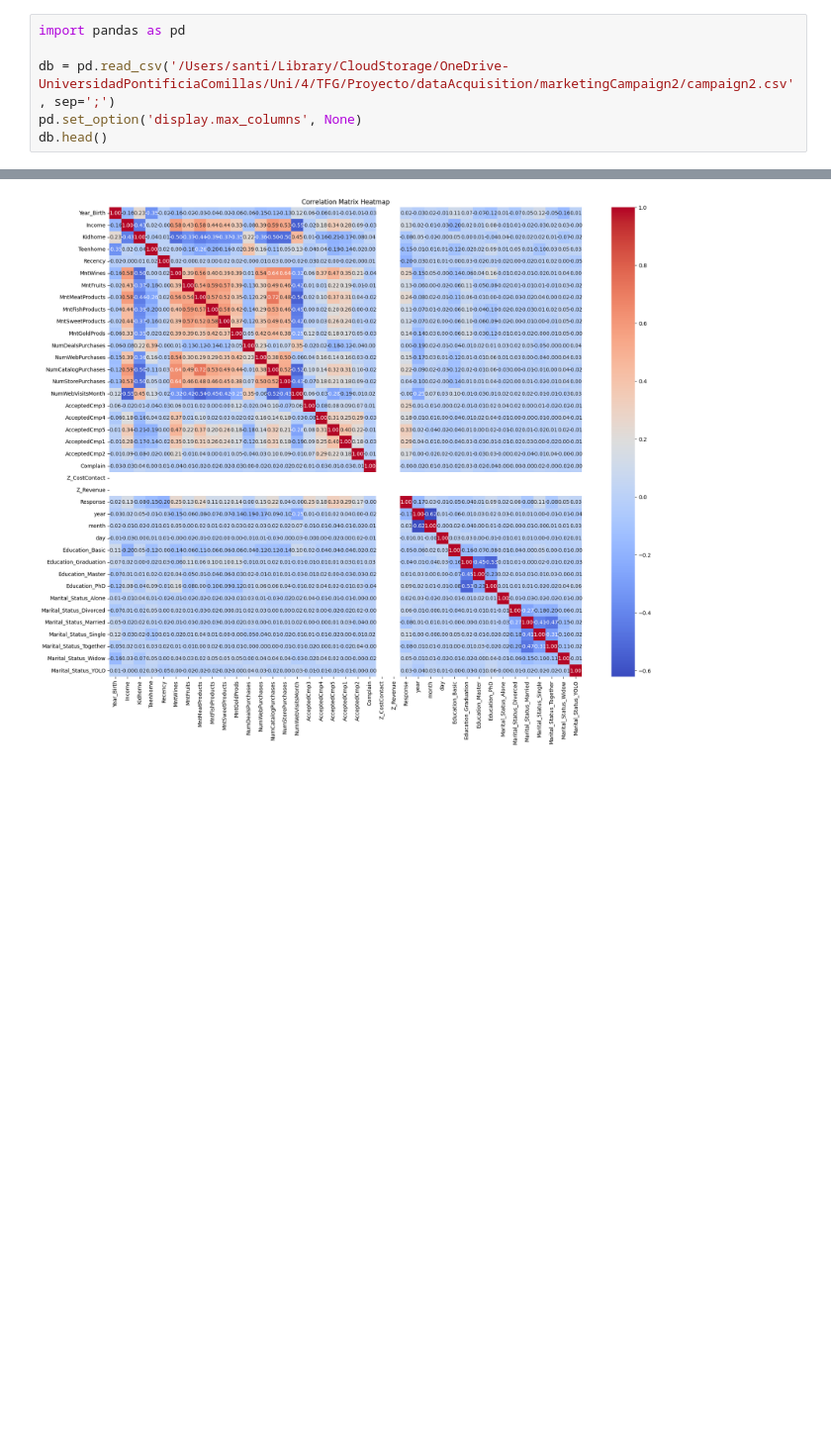
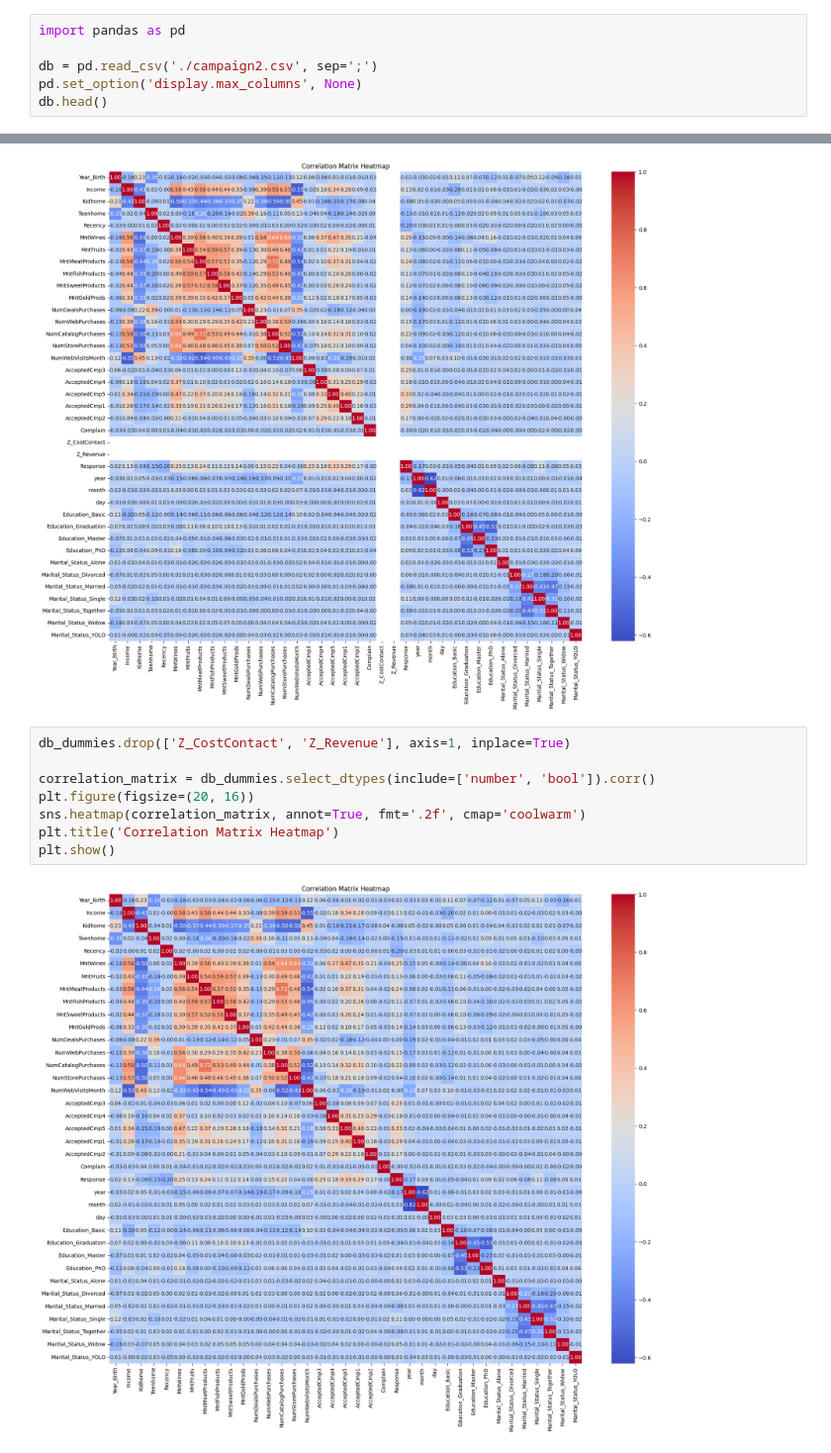
Before and after one commit to SantiagoArenas/TFG_Santiago, a Jupyter notebook: dataAcquisition/marketingCampaign2/campaignExploration2.ipynb, the cells around one changed output, grey strips where cells are left out. Shown at 99% size. Saved outputs shown, nothing was run; the diff lists cells and outputs as text; blank space fills up the shorter version.

```diff
--- a/dataAcquisition/marketingCampaign2/campaignExploration2.ipynb
+++ b/dataAcquisition/marketingCampaign2/campaignExploration2.ipynb
@@ -1,7 +1,7 @@
 # %%
 import pandas as pd
 
-db = pd.read_csv('/Users/santi/Library/CloudStorage/OneDrive-UniversidadPontificiaComillas/Uni/4/TFG/Proyecto/dataAcquisition/marketingCampaign2/campaign2.csv', sep=';')
+db = pd.read_csv('./campaign2.csv', sep=';')
 pd.set_option('display.max_columns', None)
 db.head()
 # %% [output]
@@ -52,3 +52,13 @@ plt.title('Correlation Matrix Heatmap')
 plt.show()
 # %% [output]
 [figure]
+# %%
+db_dummies.drop(['Z_CostContact', 'Z_Revenue'], axis=1, inplace=True)
+
+correlation_matrix = db_dummies.select_dtypes(include=['number', 'bool']).corr()
+plt.figure(figsize=(20, 16))
+sns.heatmap(correlation_matrix, annot=True, fmt='.2f', cmap='coolwarm')
+plt.title('Correlation Matrix Heatmap')
+plt.show()
+# %% [output]
+[figure, added]
```
Also changed, not shown: 7 other files.
